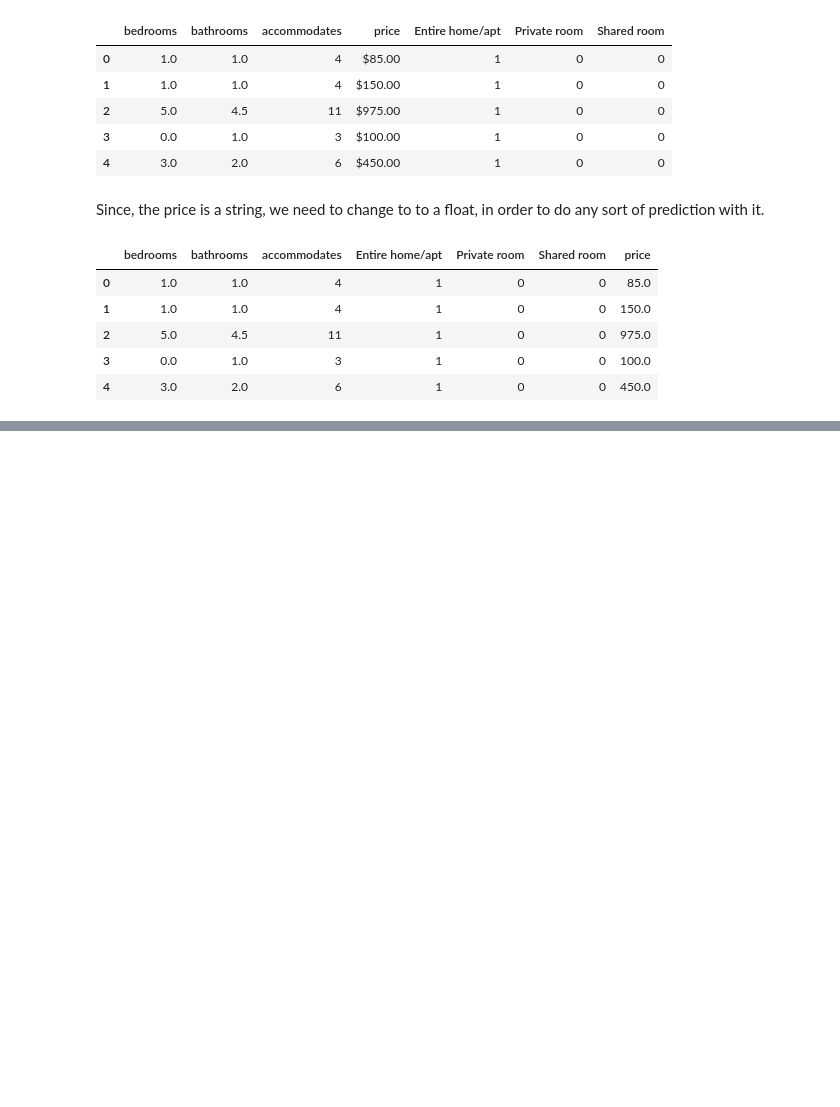
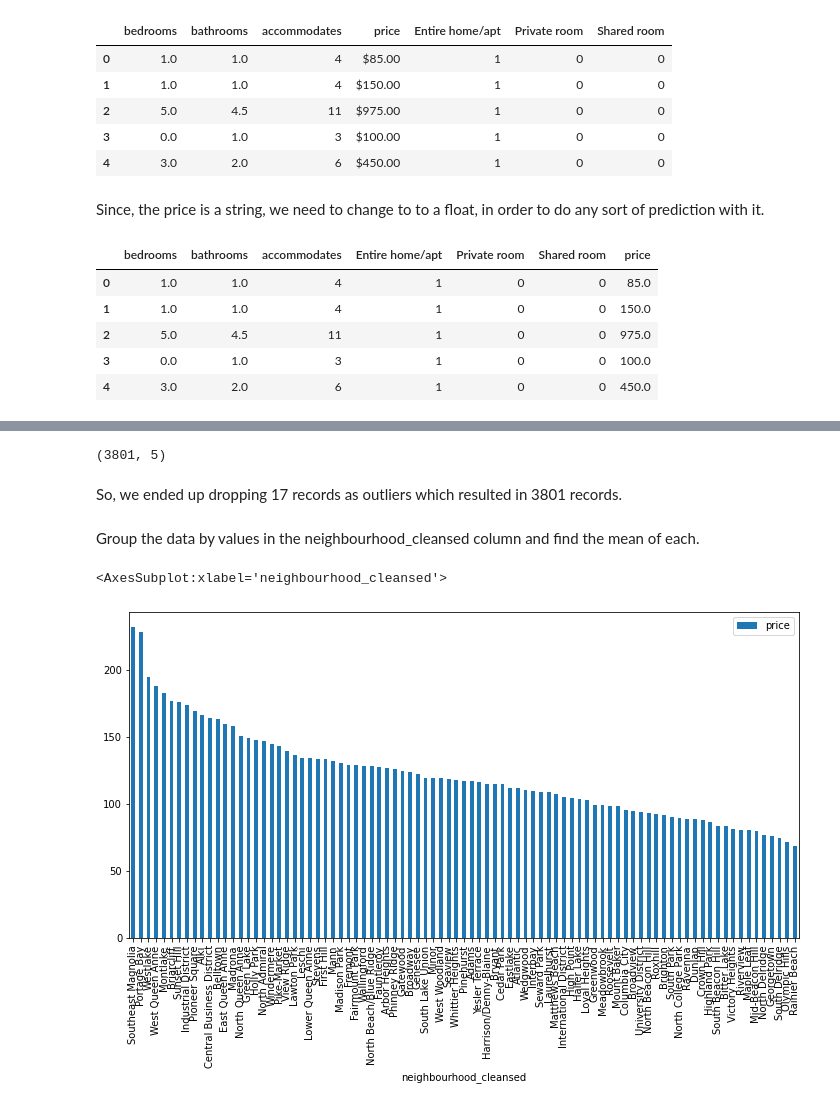
Before and after one commit to sayeedtahseen/Project-1, a Jupyter notebook: Seattle AirBnB Analysis.ipynb, the cells around one changed output, grey strips where cells are left out. Cells and saved outputs as stored; diff of their text form; code cells hidden in the pictures; blank space fills up the shorter version.

```diff
--- a/Seattle AirBnB Analysis.ipynb
+++ b/Seattle AirBnB Analysis.ipynb
@@ -150,0 +315,2 @@ sns.heatmap(influence_df.corr(), annot=True, fmt='.2f')
+# %%
+outlier_list = outliers.groupby('neighbourhood_cleansed').filter( lambda x: len(x) < 2).index
@@ -150,0 +321,19 @@ sns.heatmap(influence_df.corr(), annot=True, fmt='.2f')
+# %%
+area_df = area_df.drop(axis=0, index=outlier_list)
+# %%
+area_df.shape
+# %% [output]
+(3801, 5)
+# %%
+area_df = area_df[['neighbourhood_cleansed', 'price']]
+# %% [markdown]
+So, we ended up dropping 17 records as outliers which resulted in 3801 records.
+# %% [markdown]
+Group the data by values in the neighbourhood_cleansed column and find the mean of each.
+# %%
+area_df_summary = area_df.groupby('neighbourhood_cleansed').mean().sort_values('price', ascending=False)
+# %%
+area_df_summary.plot.bar()
+# %% [output]
+<AxesSubplot:xlabel='neighbourhood_cleansed'>
+[figure, added]
```
Also changed, not shown: parts of 45 cells of this notebook, 5 other files.
